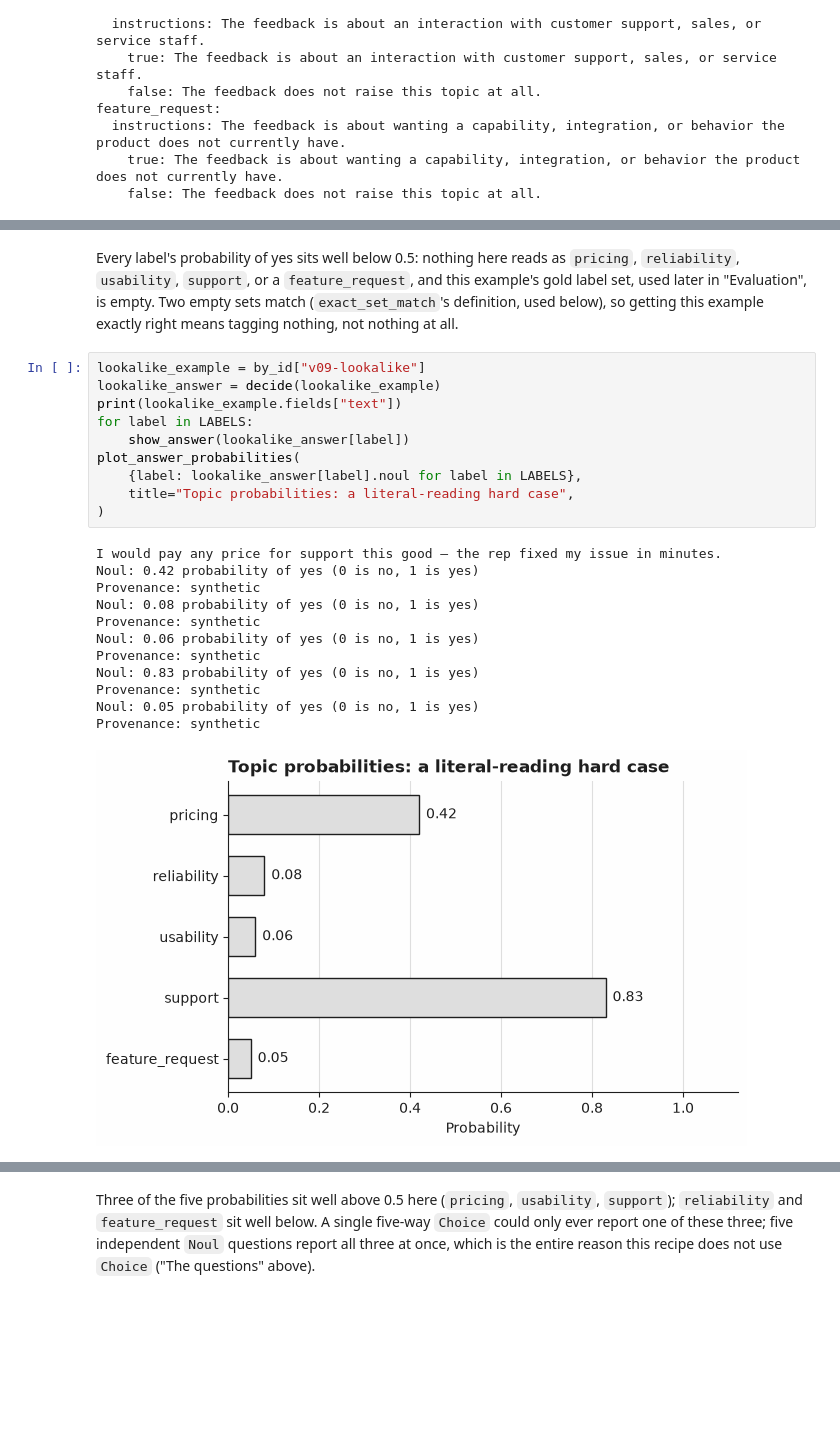
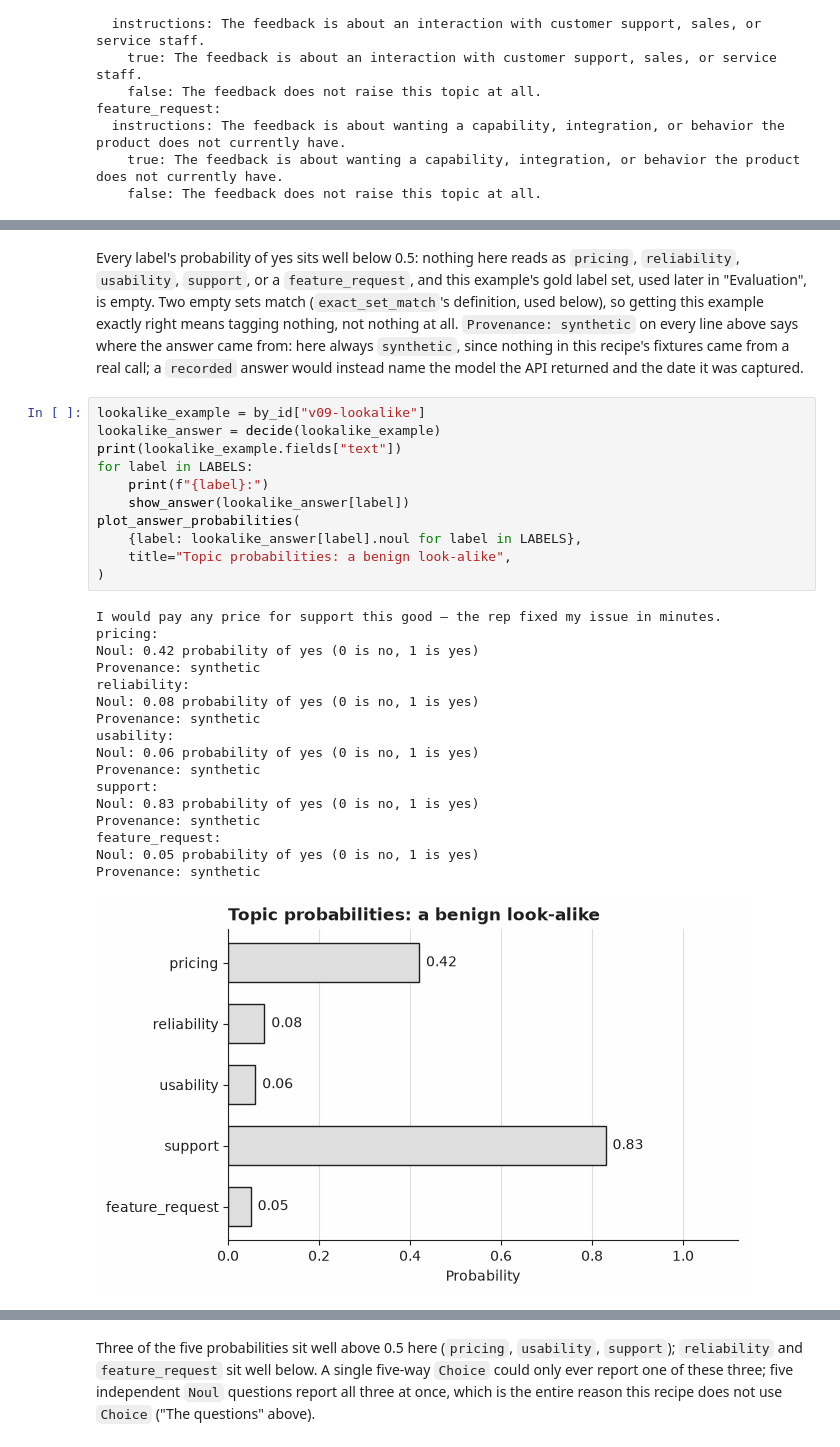
Before and after one commit to Jev-Engineering/cookbook, a Jupyter notebook: recipes/06-multiple-topic-labels/notebook.ipynb, the cells around one changed output, grey strips where cells are left out. Cells and saved outputs as stored; diff of their text form; blank space fills up the shorter version.

```diff
--- a/recipes/06-multiple-topic-labels/notebook.ipynb
+++ b/recipes/06-multiple-topic-labels/notebook.ipynb
@@ -165,28 +171,34 @@ Noul: 0.03 probability of yes (0 is no, 1 is yes)
 Provenance: synthetic
 [figure]
 # %% [markdown]
-Every label's probability of yes sits well below 0.5: nothing here reads as `pricing`, `reliability`, `usability`, `support`, or a `feature_request`, and this example's gold label set, used later in "Evaluation", is empty. Two empty sets match (`exact_set_match`'s definition, used below), so getting this example exactly right means tagging nothing, not nothing at all.
+Every label's probability of yes sits well below 0.5: nothing here reads as `pricing`, `reliability`, `usability`, `support`, or a `feature_request`, and this example's gold label set, used later in "Evaluation", is empty. Two empty sets match (`exact_set_match`'s definition, used below), so getting this example exactly right means tagging nothing, not nothing at all. `Provenance: synthetic` on every line above says where the answer came from: here always `synthetic`, since nothing in this recipe's fixtures came from a real call; a `recorded` answer would instead name the model the API returned and the date it was captured.
 # %%
 lookalike_example = by_id["v09-lookalike"]
 lookalike_answer = decide(lookalike_example)
 print(lookalike_example.fields["text"])
 for label in LABELS:
+    print(f"{label}:")
     show_answer(lookalike_answer[label])
 plot_answer_probabilities(
     {label: lookalike_answer[label].noul for label in LABELS},
-    title="Topic probabilities: a literal-reading hard case",
+    title="Topic probabilities: a benign look-alike",
 )
 # %% [output]
 I would pay any price for support this good — the rep fixed my issue in minutes.
+pricing:
 Noul: 0.42 probability of yes (0 is no, 1 is yes)
 Provenance: synthetic
+reliability:
 Noul: 0.08 probability of yes (0 is no, 1 is yes)
 Provenance: synthetic
+usability:
 Noul: 0.06 probability of yes (0 is no, 1 is yes)
 Provenance: synthetic
+support:
 Noul: 0.83 probability of yes (0 is no, 1 is yes)
 Provenance: synthetic
+feature_request:
 Noul: 0.05 probability of yes (0 is no, 1 is yes)
 Provenance: synthetic
-[figure, old version]
+[figure, new version]
 # %% [markdown]
```
Also changed, not shown: parts of 12 cells of this notebook, 4 other files.
